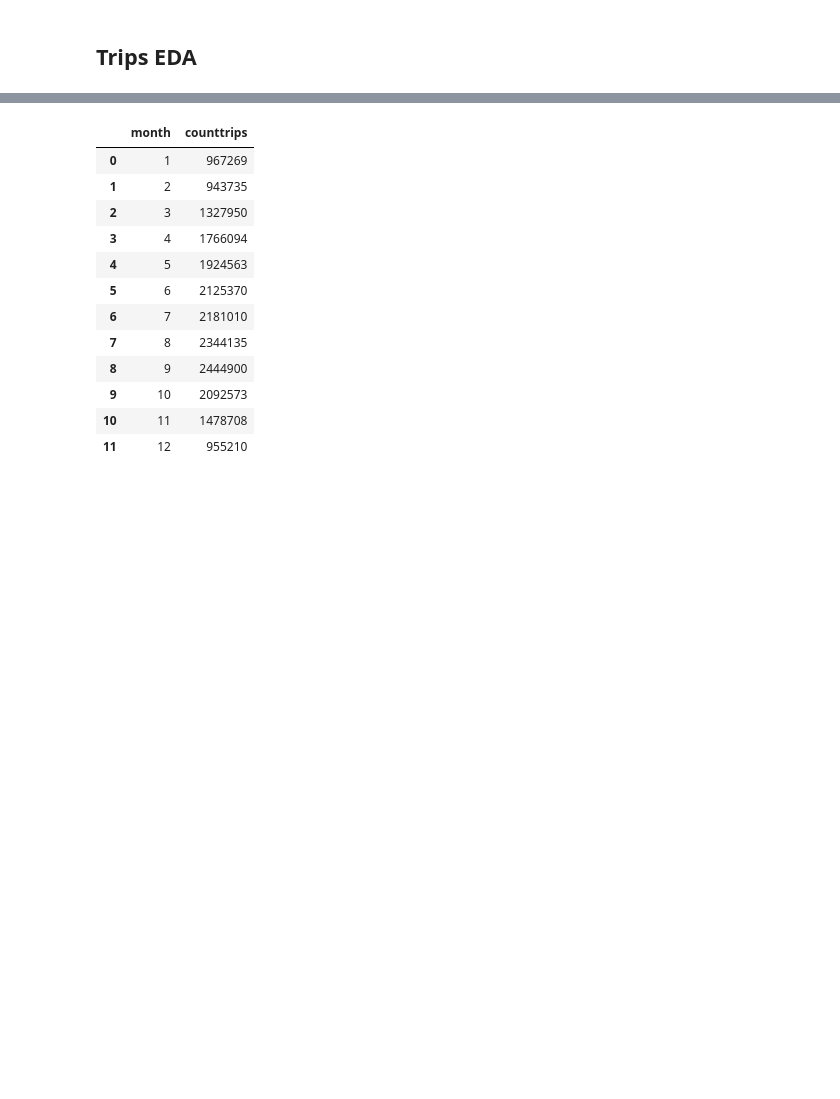
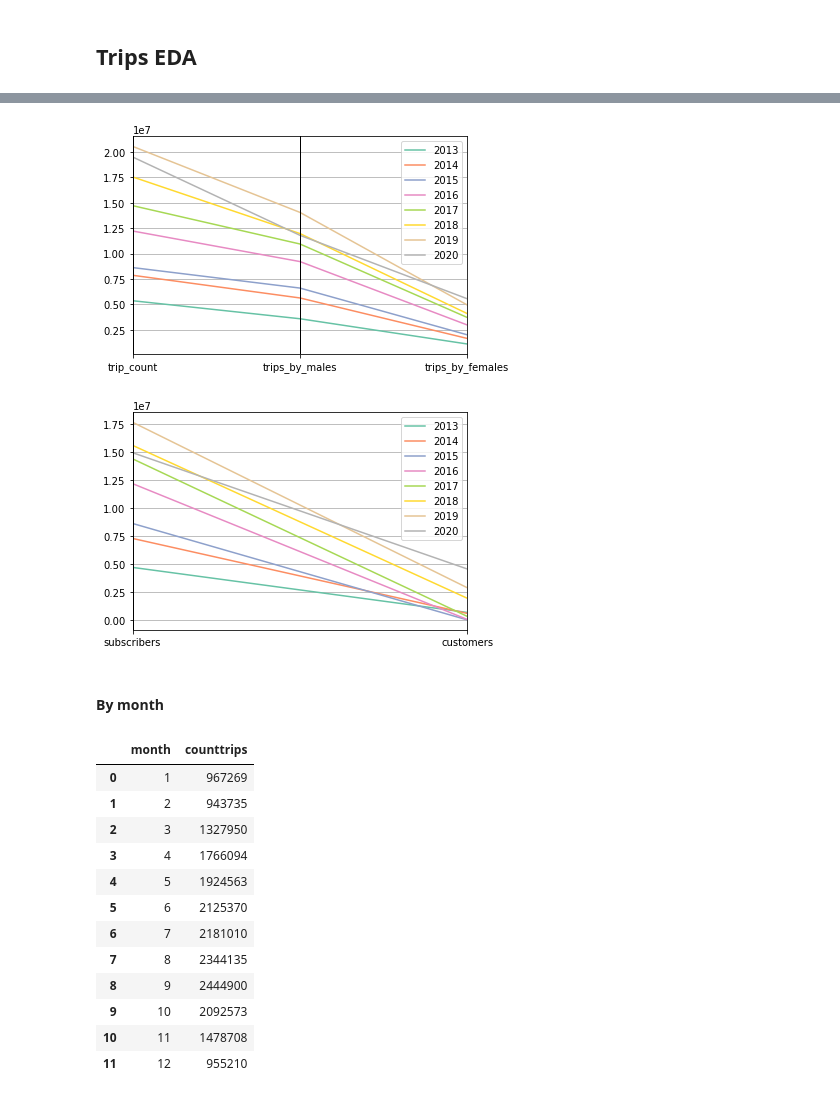
Before and after one commit to rishigoutam/citibike, a Jupyter notebook: eda/temporal.ipynb, the cells around one changed output, grey strips where cells are left out. Saved outputs shown, nothing was run; the diff lists cells and outputs as text; code cells hidden in the pictures; blank space fills up the shorter version.

```diff
--- a/eda/temporal.ipynb
+++ b/eda/temporal.ipynb
@@ -55,3 +112,25 @@ trips
+# %%
+# TODO toss this out. perhaps do this for gender and trips dataset?
+parallel_coordinates(
+    frame=summaries_to_plot[
+        ["year", "trip_count", "trips_by_males", "trips_by_females"]
+    ],
+    class_column="year",
+    colormap=plt.get_cmap("Set2"),
+)
+plt.show()
+
+parallel_coordinates(
+    frame=summaries_to_plot[["year", "subscribers", "customers"]],
+    class_column="year",
+    colormap=plt.get_cmap("Set2"),
+)
+plt.show()
+# %% [output]
+[figure, added]
+[figure, added]
+# %% [markdown]
+#### By month
 # %%
 trips_per_month = (
     trips.groupby(trips["starttime"].dt.month)["tripduration"]
```
Also changed, not shown: parts of 8 cells of this notebook.
